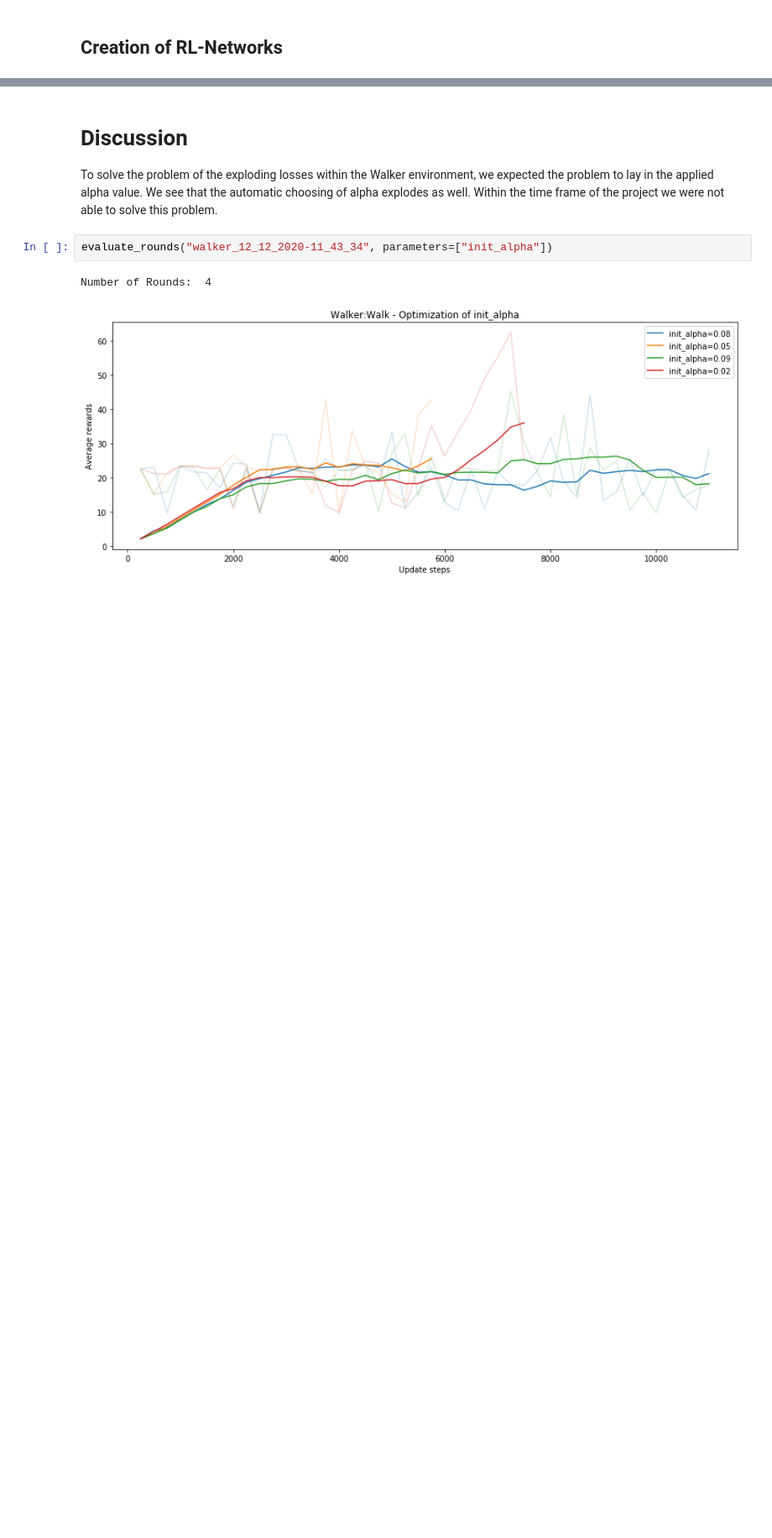
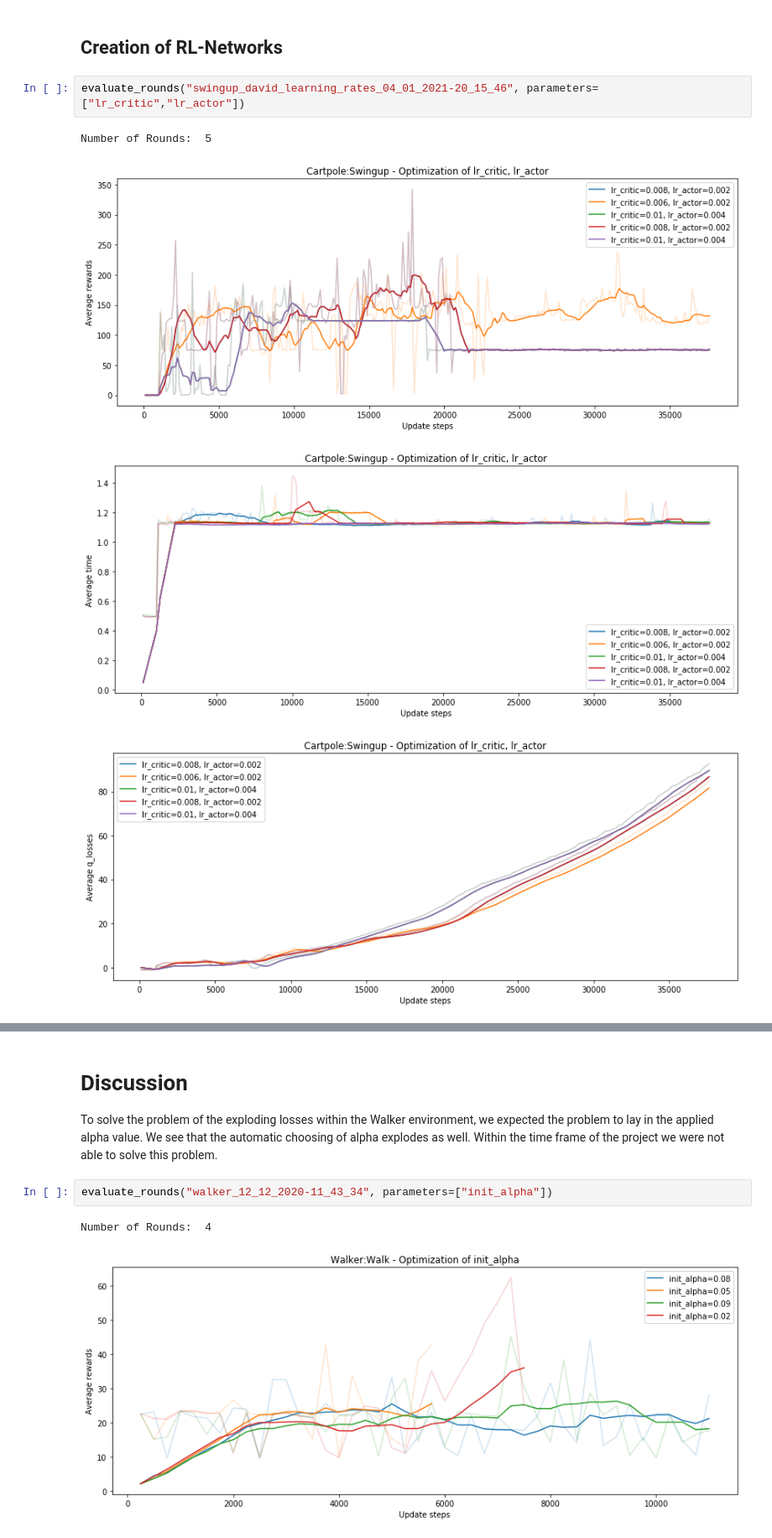
Before and after one commit to dxvidparham/DTU-RL-Sample-Efficiency, a Jupyter notebook: evaluations.ipynb, the cells around one changed output, grey strips where cells are left out. Shown at 84% size. Saved outputs shown, nothing was run; the diff lists cells and outputs as text; blank space fills up the shorter version.

```diff
--- a/evaluations.ipynb
+++ b/evaluations.ipynb
@@ -237,2 +181,9 @@ show_video([{"desc": "Init_Alpha=0.07","src":"paper_videos/video_20210104194240_
 # %% [markdown]
 ## Creation of RL-Networks
+# %%
+evaluate_rounds("swingup_david_learning_rates_04_01_2021-20_15_46", parameters=["lr_critic","lr_actor"])
+# %% [output]
+Number of Rounds:  5
+[figure, added]
+[figure, added]
+[figure, added]
```
Also changed, not shown: parts of 12 cells of this notebook, 3 other files.
